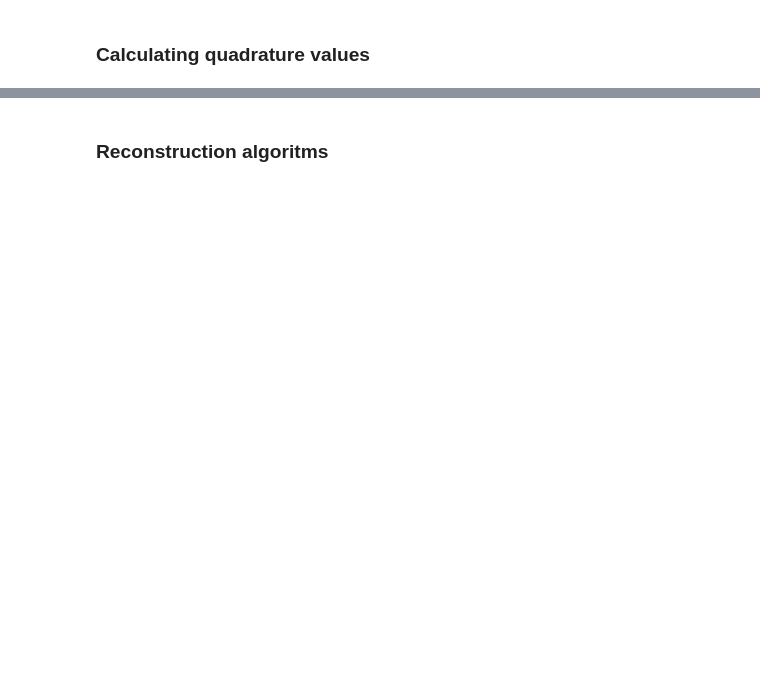
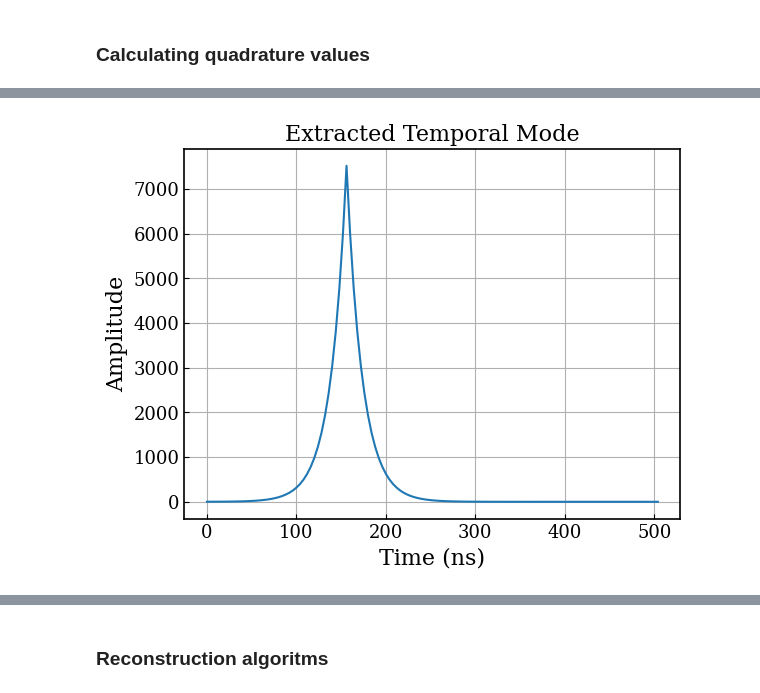
Before and after one commit to ThomasRavnborg/Homodyne-Tomography, a Jupyter notebook: code/main.ipynb, the cells around one changed output, grey strips where cells are left out. Drawn from its saved outputs; the diff is of its cells as text; code cells hidden in the pictures; blank space fills up the shorter version.

```diff
--- a/code/main.ipynb
+++ b/code/main.ipynb
@@ -29,0 +134,17 @@ Processing date: 091028
+# %%
+# Extract vacuum data
+vacuum = data[-1,:,:]
+
+# Define temporal mode from peak in variance
+temporal_mode = fs(t, t[39])  # shape (T,)
+
+#temporal_mode /= np.linalg.norm(temporal_mode)
+
+plt.plot(t*1e9, temporal_mode)
+plt.title("Extracted Temporal Mode")
+plt.xlabel("Time (ns)")
+plt.ylabel("Amplitude")
+plt.grid(True)
+plt.show()
+# %% [output]
+[figure, added]
```
Also changed, not shown: parts of 27 cells of this notebook, 3 other files.
